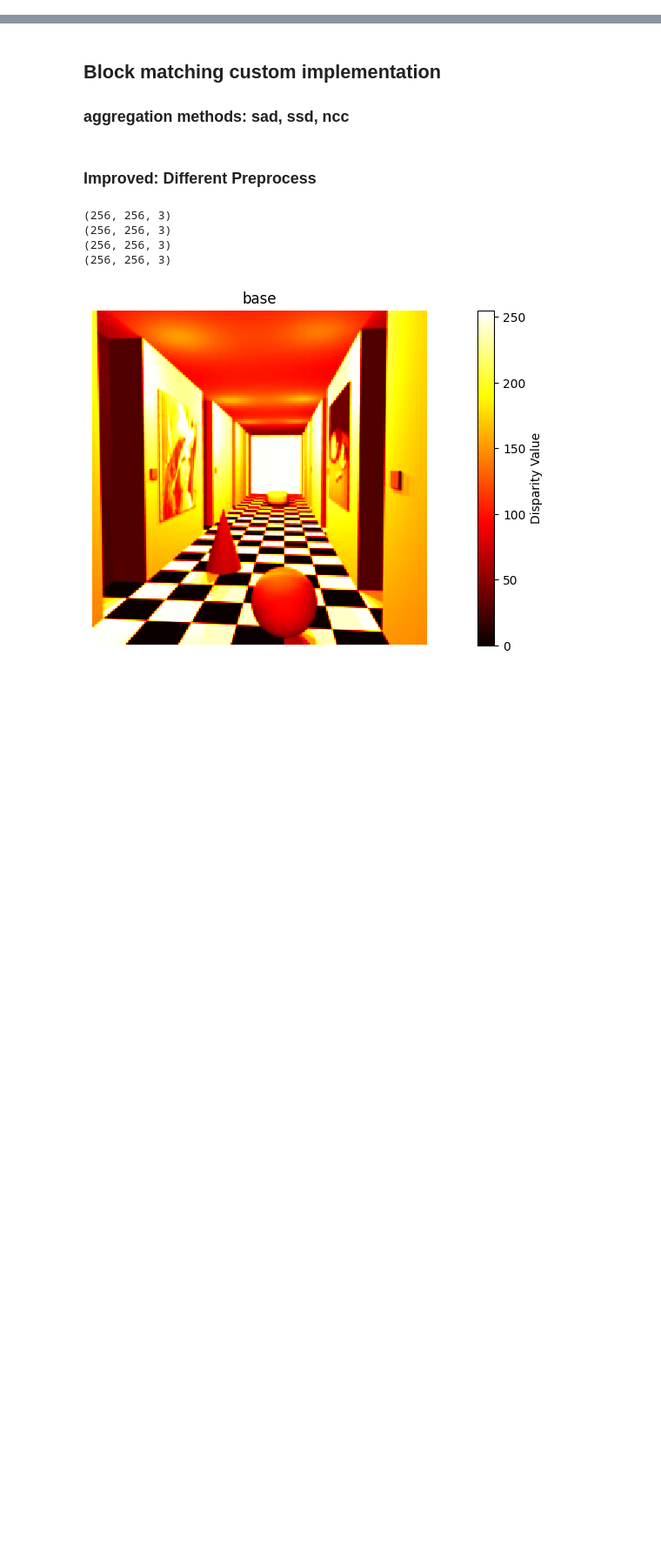
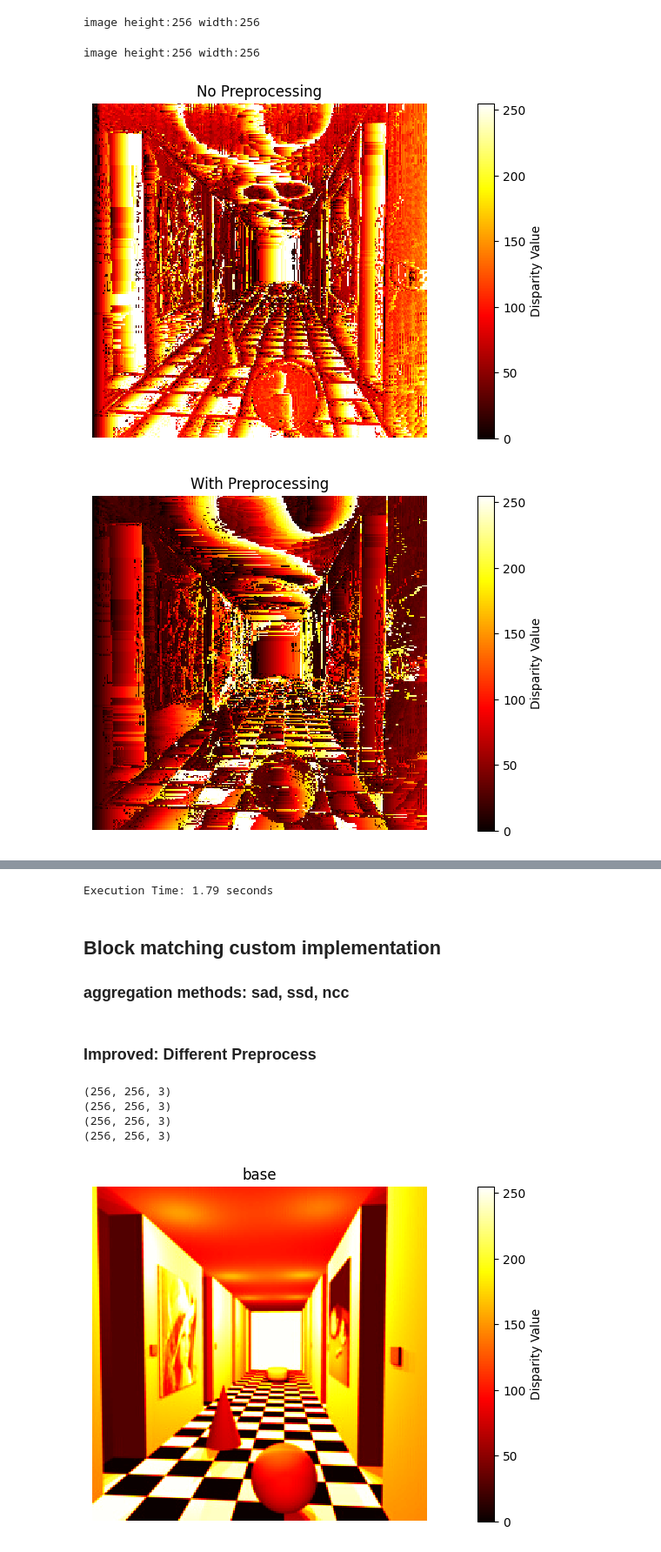
Before and after one commit to szhang012/AI6121_CV_assignment2, a Jupyter notebook: disparity.ipynb, the cells around one changed output, grey strips where cells are left out. Shown at 87% size. Saved outputs shown, nothing was run; the diff lists cells and outputs as text; code cells hidden in the pictures; blank space fills up the shorter version.

```diff
--- a/disparity.ipynb
+++ b/disparity.ipynb
@@ -97,31 +130,36 @@ def main(left_path, right_path):
     img_disp_no_preprocessing = compute_disparity_map(
         cv2.cvtColor(img_left, cv2.COLOR_BGR2GRAY),
         cv2.cvtColor(img_right, cv2.COLOR_BGR2GRAY),
         20
     )
 
     # 处理经过预处理的图像
     img_left_preprocessed = preprocess_he(img_left)
     img_right_preprocessed = preprocess_he(img_right)
 
     img_disp_with_preprocessing = compute_disparity_map(img_left_preprocessed, img_right_preprocessed, 64)
 
     # 处理 OpenCV 的 StereoBM
     img_disp_opencv = compute_opencv_disparity(cv2.cvtColor(img_left, cv2.COLOR_BGR2GRAY),
                                                  cv2.cvtColor(img_right, cv2.COLOR_BGR2GRAY), 16,5)
 
     # 处理 OpenCV 的 StereoSGBM
     img_disp_stereosgbm = compute_stereosgbm_disparity(cv2.cvtColor(img_left, cv2.COLOR_BGR2GRAY),
                                                          cv2.cvtColor(img_right, cv2.COLOR_BGR2GRAY), 16,5)
 
     # 显示图像
     show_images(img_left, img_right, img_disp_no_preprocessing, "No Preprocessing")
     show_images(img_left_preprocessed, img_right_preprocessed, img_disp_with_preprocessing, "With Preprocessing")
     show_images(img_left, img_right, img_disp_opencv, "OpenCV StereoBM")
     show_images(img_left, img_right, img_disp_stereosgbm, "OpenCV StereoSGBM")
 
     duration = time.time() - start_time
     print(f"Execution Time: {duration:.2f} seconds")
 
 if __name__ == "__main__":
-    main('corridorl.jpg', 'corridorr.jpg')
+    main('Assignment02 Disparity and Depth/corridorl.jpg', 'Assignment02 Disparity and Depth/corridorr.jpg')
+# %% [output]
+image height:256 width:256
+image height:256 width:256
+[figure, added]
+[figure, added]
@@ -128,3 +168,4 @@ if __name__ == "__main__":
+Execution Time: 1.79 seconds
 # %% [markdown]
 ##  Block matching custom implementation
 ### aggregation methods: sad, ssd, ncc
```
Also changed, not shown: parts of 2 cells of this notebook.
